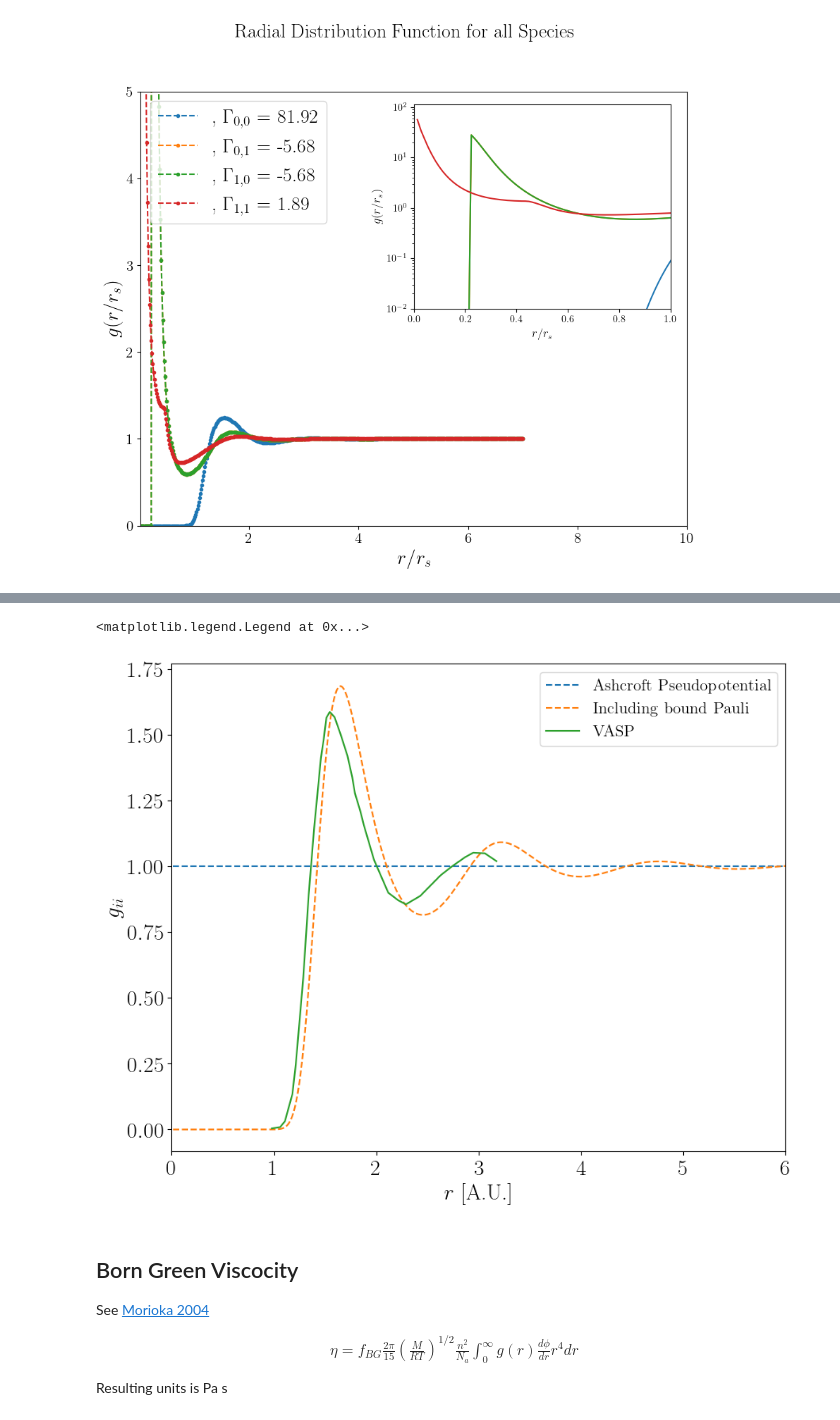
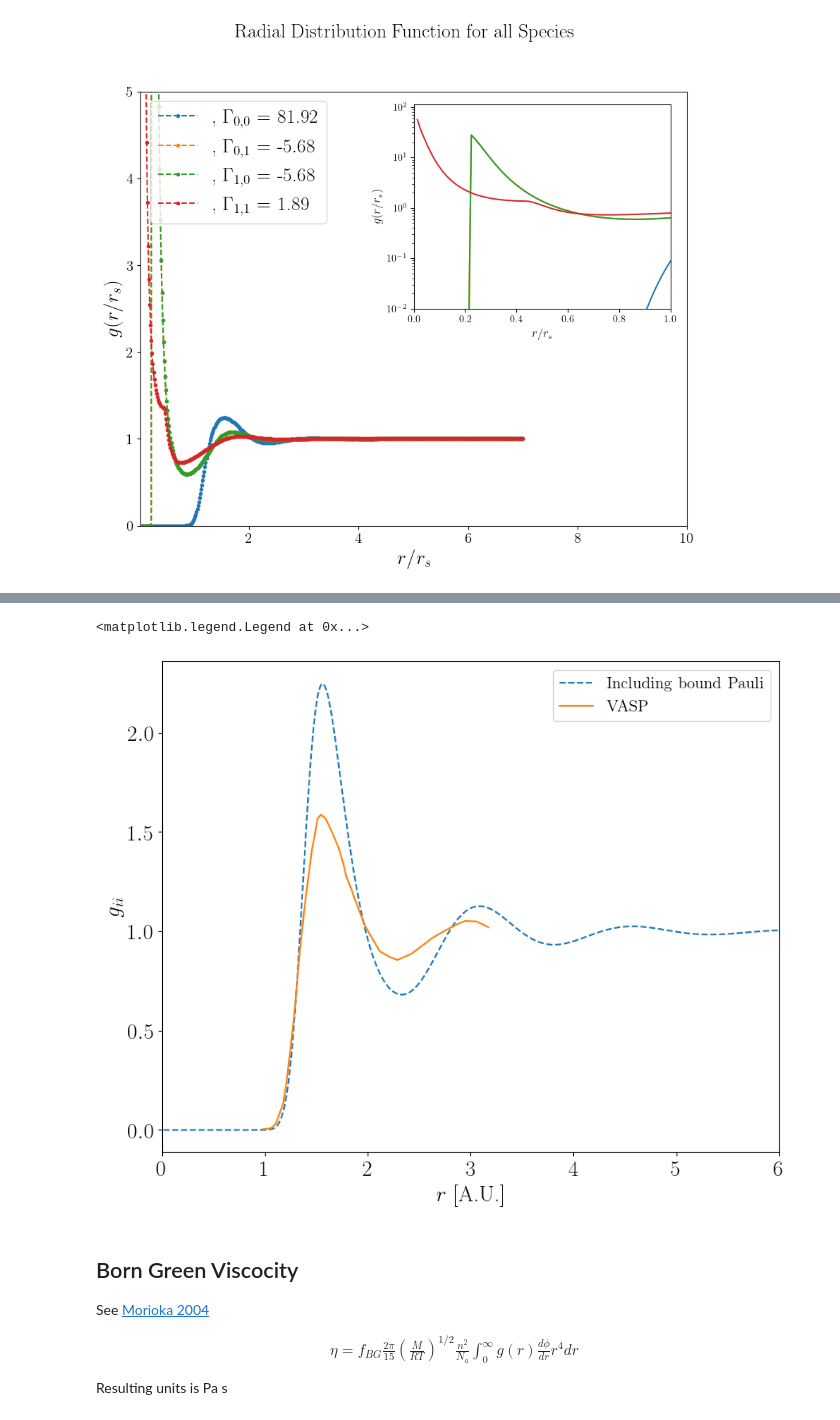
Before and after one commit to ZachAJohnson/hnc, a Jupyter notebook: TCCW/PIE_TCCW-atoMEC.ipynb, the cells around one changed output, grey strips where cells are left out. Cells and saved outputs as stored; diff of their text form; code cells hidden in the pictures.

```diff
--- a/TCCW/PIE_TCCW-atoMEC.ipynb
+++ b/TCCW/PIE_TCCW-atoMEC.ipynb
@@ -83,10 +81,10 @@ P  = 1.830e+05 [bar] = 6.220e-04 [AU]
 # %%
 Zbar = 3
 # %%
-atom = PLASMA(Z, A, ni_cc, Ti_eV, Te_eV, Zbar=Zbar,
+atom = PLASMA(Z, A, ni_cc, Ti_eV, Te_eV, Zbar=Zbar, find_βuee=True,
                  βu_options = {'add_bridge':True,'bridge':'yukawa', 'pseudopotential':False},
                  qsp_options={'r_c':r_c},
-                 hnc_options={'kappa_multiscale':10, 'R_max':7,'N_bins':500},
+                 hnc_options={'kappa_multiscale':10, 'R_max':20,'N_bins':5000},
                  hnc_solve_options={'alpha_Picard':0.1},
                  root_options={'options':{'maxfev':50000,'xtol':1e-14}})
 # %% [output]
@@ -134,9 +132,10 @@ def new_δβuei(r_sep_in_AU, verbose = False, only_Pauli=True):
     ree_mesh = np.sqrt( r_sep_in_AU**2 + r_mesh**2 + 2*r_mesh*r_sep_in_AU*cosφ_mesh  )
 
     if only_Pauli:
-        βu_ee_mesh = atom.qsp.βv_Pauli(ree_mesh/rs, atom.qsp.Λee)
+        # βu_ee_mesh = atom.qsp.βv_Pauli(ree_mesh/rs, atom.qsp.Λee)
+        βu_ee_mesh = atom.βP_ee_func(ree_mesh/rs)
     else:
-        βu_ee_mesh = atom.qsp.βvee( ree_mesh/rs  )
+        βu_ee_mesh = atom.qsp.βvee( ree_mesh/rs  ) + atom.βP_ee_func(ree_mesh/rs) - atom.qsp.βv_Pauli(ree_mesh/rs, atom.qsp.Λee)
 
     integrand_mesh = 2*π* r_mesh**2 * nb_mesh*βu_ee_mesh
 
@@ -149,6 +148,7 @@ def new_δβuei(r_sep_in_AU, verbose = False, only_Pauli=True):
         axs[2].imshow(r_mesh**2 * nb_mesh, origin='lower', extent=extent)
         for ax in axs:
             ax.set_ylabel(r'$r/r_i$')
+            ax.set_xlabel(r'$\cos \theta$')
             ax.set_yscale('log')
             ax.plot(cosφ_array, np.ones_like(cosφ_array) * r_sep_in_AU/atom.qsp.ri ,'r')
 
@@ -257,25 +257,25 @@ def solve_least_squares(plasma, sparse_k_array, c_s_k_guess=None):
     plasma.hnc.set_all_matrices_from_csk(plasma.hnc.c_s_k_matrix)
     print(sol)
 # %%
-atom1 =  PLASMA(Z, A, ni_cc, Ti_eV, Te_eV, Zbar=Zbar,
-                 βu_options = {'add_bridge':False,'bridge':'yukawa', 'pseudopotential':True},
-                 qsp_options={'r_c':r_c},
-                 hnc_options={'kappa_multiscale':10, 'R_max':7,'N_bins':500},
-                 hnc_solve_options={'num_iterations':10000,'alpha_Picard':0.1},
-                 root_options={'options':{'maxfev':100,'xtol':1e-14}})
+# atom1 =  PLASMA(Z, A, ni_cc, Ti_eV, Te_eV, Zbar=Zbar,
+#                  βu_options = {'add_bridge':False,'bridge':'yukawa', 'pseudopotential':True},
+#                  qsp_options={'r_c':r_c},
+#                  hnc_options={'kappa_multiscale':10, 'R_max':7,'N_bins':500},
+#                  hnc_solve_options={'num_iterations':10000,'alpha_Picard':0.1},
+#                  root_options={'options':{'maxfev':100,'xtol':1e-14}})
 
 atom2 =  PLASMA(Z, A, ni_cc, Ti_eV, Te_eV, Zbar=Zbar,
                  βu_options = {'add_bridge':True,'bridge':'yukawa', 'pseudopotential':False},
                  qsp_options={'r_c':r_c},
-                 hnc_options={'kappa_multiscale':10, 'R_max':7,'N_bins':500},
+                 hnc_options={'kappa_multiscale':10, 'R_max':20,'N_bins':5000},
                  hnc_solve_options={'num_iterations':10000,'alpha_Picard':0.1},
                  root_options={'options':{'maxfev':100,'xtol':1e-14}})
 
 atom3 =  PLASMA(Z, A, ni_cc, Ti_eV, Te_eV, Zbar=Zbar,find_βuee=True,
                  βu_options = {'add_bridge':True,'bridge':'yukawa', 'pseudopotential':False},
                  qsp_options={'r_c':r_c},
-                 hnc_options={'kappa_multiscale':10, 'R_max':7,'N_bins':500},
-                 hnc_solve_options={'num_iterations':10000,'alpha_Picard':0.1},
+                 hnc_options={'kappa_multiscale':10, 'R_max':20,'N_bins':5000},
+                 hnc_solve_options={'num_iterations':10000,'alpha_Picard':0.01,'verbose':True},
                  root_options={'options':{'maxfev':100,'xtol':1e-14}})
 
 
@@ -283,10 +283,9 @@ atom2.hnc.βu_r_matrix[0,1] = atom2.hnc.βu_r_matrix[0,1] + δβuei_Pauli
 atom2.hnc.βu_r_matrix[1,0] = atom2.hnc.βu_r_matrix[1,0] + δβuei_Pauli
 atom2.hnc.set_βu_matrix(atom2.hnc.βu_r_matrix)
 
-
-# atom3.hnc.βu_r_matrix[0,1] = atom3.hnc.βu_r_matrix[0,1] + δβuei_Pauli
-# atom3.hnc.βu_r_matrix[1,0] = atom3.hnc.βu_r_matrix[1,0] + δβuei_Pauli
-# atom3.hnc.set_βu_matrix(atom3.hnc.βu_r_matrix)
+atom3.hnc.βu_r_matrix[0,1] = atom3.hnc.βu_r_matrix[0,1] + δβuei
+atom3.hnc.βu_r_matrix[1,0] = atom3.hnc.βu_r_matrix[1,0] + δβuei
+atom3.hnc.set_βu_matrix(atom3.hnc.βu_r_matrix)
 # %% [output]
 Te_in_eV: 1.000
 Ti_in_eV: 1.000
@@ -344,5 +298,5 @@ Function evaluations 4, initial cost 1.0516e-04, final cost 7.3197e-15, first-or
 # %%
-atom2.run_hnc()
-# solve_least_squares(atom2, np.linspace(atom2.hnc.k_array[0], atom2.hnc.k_array[-1], num=100))
+# atom2.run_hnc(newton=False)
+solve_least_squares(atom2, np.linspace(atom2.hnc.k_array[0], atom2.hnc.k_array[-1], num=100))
 # solve_least_squares(atom2, np.linspace(atom2.hnc.k_array[0], atom2.hnc.k_array[-1], num=200))
 # %% [output]
@@ -420,31 +389,31 @@ atom3.hnc.plot_g_all_species()
 # %%
 # AA_data = read_csv("/home/zach/plasma/atoMEC/examples/density.csv", delim_whitespace=True, header=0)
 
 fig, ax = plt.subplots(figsize=(10,8))
 # nf_0 = Zbar/(4/3*np.pi*atom.qsp.ri**3)
 # ax.plot(AA_data['r[a_0]'], np.array(AA_data['n[unbound]'])/nf_0,'k.' ,label="AA" )
 # ax.plot(atom_2e.hnc.r_array*atom_2e.qsp.ri, atom_2e.hnc.h_r_matrix[0,0]+1,'--', label='2 electron SVT ')
-ax.plot(atom1.hnc.r_array, atom1.hnc.h_r_matrix[0,0]+1,'--', label='Ashcroft Pseudopotential')
+# ax.plot(atom1.hnc.r_array, atom1.hnc.h_r_matrix[0,0]+1,'--', label='Ashcroft Pseudopotential')
 ax.plot(atom2.hnc.r_array, atom2.hnc.h_r_matrix[0,0]+1,'--', label='Including bound Pauli')
 # ax.plot(atom3.hnc.r_array, atom3.hnc.h_r_matrix[0,0]+1,'--', label='No bound or psuedo')
 # ax.plot(atom_long.hnc.r_array, atom_long.hnc.h_r_matrix[0,0]+1,'-.', label='1 electron SVT-long ')
 # ax.plot(atom_oz.hnc.r_array, atom_oz.hnc.h_r_matrix[0,0]+1,'--', label='1 electron OZ ')
 # ax.plot(atom.hnc.r_array, atom_oz.onlyion_hnc.h_r_matrix[0,0]+1,'--', label='Only Ion')
 ax.plot(MD_data['r'], MD_data['g'], label='VASP')
 
 # ax.plot(atom_oz.hnc.r_array*atom_oz.qsp.ri, atom_oz.hnc.h_r_matrix[0,0]+1,'--', label='my OZ CHNC')
 
 ax.set_xlim(0,6)
 ax.set_ylabel(r'$g_{ii}$',fontsize=20)
 ax.set_xlabel(r'$r$ [A.U.]',fontsize=20)
 ax.tick_params(labelsize=20)
 # ax.set_yscale('symlog', linthresh=2)
 
 # [i.set_linewidth(0.1) for i in ax.spines.itervalues()]
 ax.legend(fontsize=15)
 # %% [output]
 <matplotlib.legend.Legend at 0x...>
-[figure, old version]
+[figure, new version]
 # %% [markdown]
 ## Born Green Viscocity
 See [Morioka 2004](https://www.sciencedirect.com/science/article/pii/S0022309304003692)
```
Also changed, not shown: parts of 14 cells of this notebook, 2 other files.
